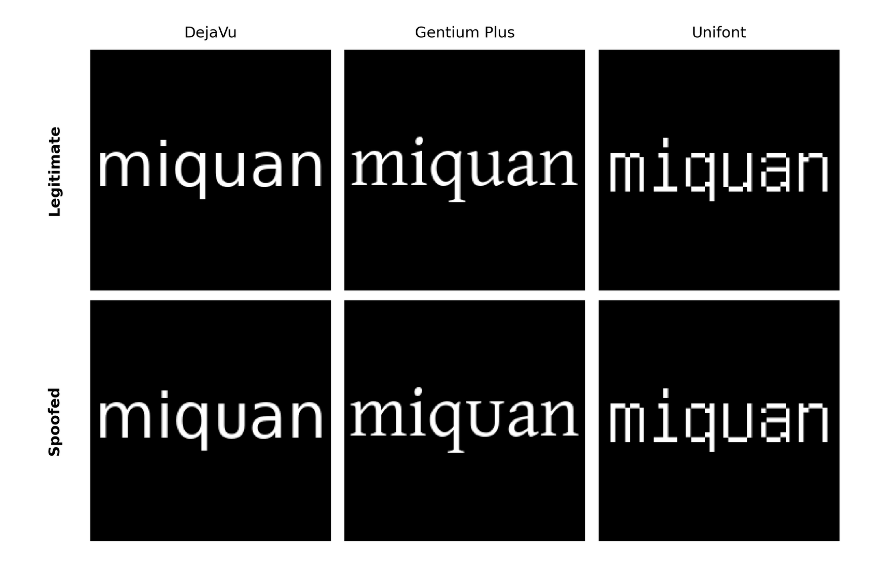
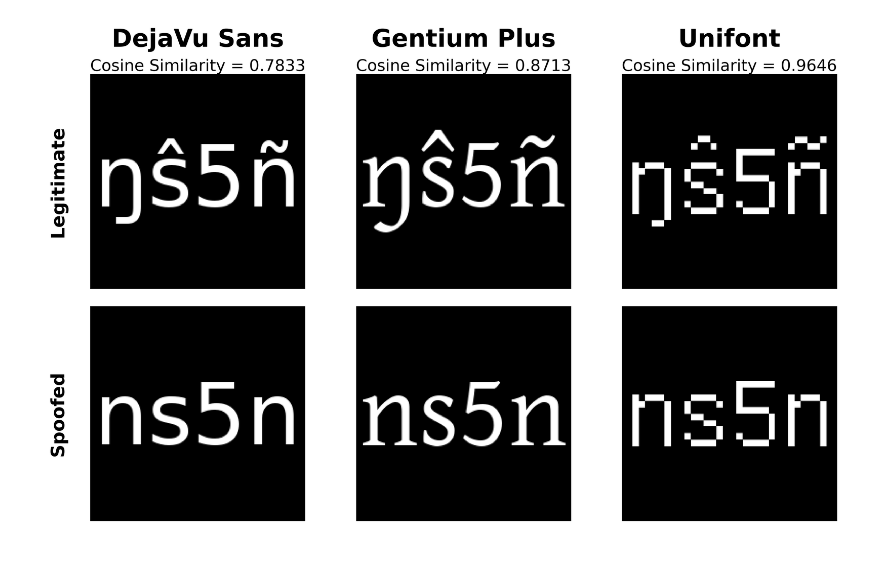
Before and after one commit to hailbee/Itau-group-2, a Jupyter notebook: extra_notebooks/visualize_spoofs.ipynb, the cells around one changed output. Drawn from its saved outputs; the diff is of its cells as text; code cells hidden in the pictures.

```diff
--- a/extra_notebooks/visualize_spoofs.ipynb
+++ b/extra_notebooks/visualize_spoofs.ipynb
@@ -23,8 +23,8 @@ def _find_font_file(patterns):
 
 FONT_PATHS = {
     "DejaVu": font_manager.findfont("DejaVu Sans", fallback_to_default=True),
-    "Unifont": _find_font_file(["Unifont*.ttf", "Unifont*.ttf"]),
-    "Gentium Plus": _find_font_file(["Gentium*.ttf", "Gentium*.ttf"]),
+    "Unifont": _find_font_file(["unifont*.ttf", "unifont*.ttf"]),
+    "Gentium Plus": _find_font_file(["gentium*.ttf", "gentium*.ttf"]),
 }
 
 print("Detected fonts:")
@@ -234,11 +234,9 @@ def font_comparison_figure(
     hd_min_scale=2,
     hd_max_scale=12,
     hd_target_font_px=36,
-    figsize=(9, 6),
-    dpi=300,
-    save_prefix="font_comparison_figure",
+    figsize=(8.0, 5.2),
+    dpi=600
 ):
-    # Validate fonts exist
     fonts = list(fonts)
     for f in fonts:
         if FONT_PATHS.get(f) is None:
@@ -246,12 +244,26 @@ def font_comparison_figure(
 
     rows = [("Legitimate", legit_text), ("Spoofed", spoof_text)]
 
+    cosine_map = {
+        "DejaVu": 0.7833,
+        "Gentium Plus": 0.8713,
+        "Unifont": 0.9646,
+    }
+
+    display_names = {
+        "DejaVu": "DejaVu Sans",
+        "Gentium Plus": "Gentium Plus",
+        "Unifont": "Unifont",
+    }
+
     fig, axes = plt.subplots(
         nrows=2,
         ncols=len(fonts),
         figsize=figsize,
-        dpi=dpi
+        dpi=dpi,
+        facecolor="white"
     )
+
     if len(fonts) == 1:
         axes = np.array(axes).reshape(2, 1)
 
@@ -268,18 +280,32 @@ def font_comparison_figure(
                 hd_max_scale=hd_max_scale,
                 hd_target_font_px=hd_target_font_px,
             )
+
             ax = axes[r, c]
-            ax.imshow(img)
+            ax.imshow(img, interpolation="nearest")
             ax.axis("off")
 
-            # Optional: if you want to inspect per-cell font sizing, uncomment:
-            # print(row_label, font_name, meta)
+    # Column titles and subtitles
+    for i, font_name in enumerate(fonts):
+        axes[0, i].set_title(
+            display_names[font_name],
+            fontsize=16,
+            pad=18,
+            fontweight="semibold"
+        )
 
-    # Column titles (top row)
-    for i, title in enumerate(fonts):
-        axes[0, i].set_title(title, fontsize=12, pad=10)
+        axes[0, i].text(
+            0.5,
+            1.00,
+            f"Cosine Similarity = {cosine_map[font_name]:.4f}",
+            transform=axes[0, i].transAxes,
+            ha="center",
+            va="bottom",
+            fontsize=10.5,
+            fontweight="normal"
+        )
 
-    # Row labels on the left
+    # Row labels
     for r, (row_label, _) in enumerate(rows):
         axes[r, 0].annotate(
             row_label,
@@ -289,14 +315,17 @@ def font_comparison_figure(
             va="center",
             ha="center",
             fontsize=12,
-            fontweight="bold"
+            fontweight="semibold"
         )
 
-    plt.tight_layout()
-
-    # Save final outputs (only the combined figure)
-    plt.savefig(f"{save_prefix}.pdf", bbox_inches="tight")
-    plt.savefig(f"{save_prefix}.png", bbox_inches="tight", dpi=dpi)
+    fig.subplots_adjust(
+        left=0.10,
+        right=0.995,
+        top=0.84,
+        bottom=0.06,
+        wspace=0.03,
+        hspace=0.08,
+    )
 
     plt.show()
 
@@ -304,8 +333,8 @@ def font_comparison_figure(
 # ==========================================================
 # RUN
 # ==========================================================
-legit = "miquan"      # <-- replace
-spoof = "miqᴜan"      # <-- replace (example; put your spoof string)
+legit = "ŋŝ5ñ"      # <-- replace
+spoof = "ns5n"      # <-- replace (example; put your spoof string)
 
 font_comparison_figure(
     legit_text=legit,
@@ -316,8 +345,7 @@ font_comparison_figure(
     hd_threshold=10,
     hd_min_scale=2,
     hd_max_scale=12,
-    hd_target_font_px=36,
-    save_prefix="font_comparison_figure",
+    hd_target_font_px=36
 )
 # %% [output]
 Detected fonts:
@@ -327 +355 @@ Gentium Plus    -> /Users/a../Downloads/GentiumPlus-Regular.ttf
-[figure, old version]
+[figure, new version]
```
Also changed, not shown: parts of 1 cell of this notebook, 3 other files.
